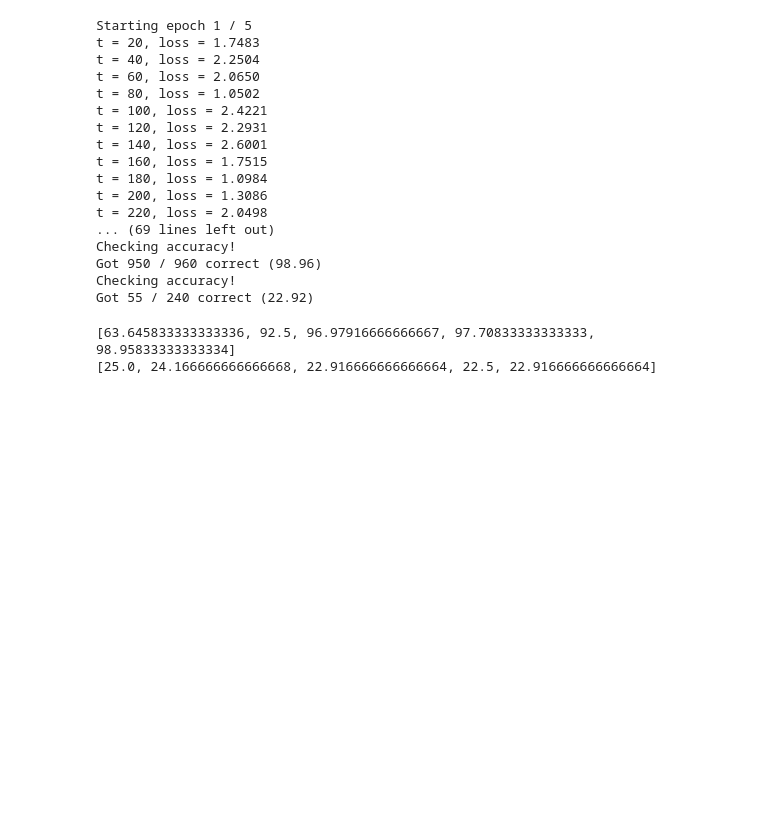
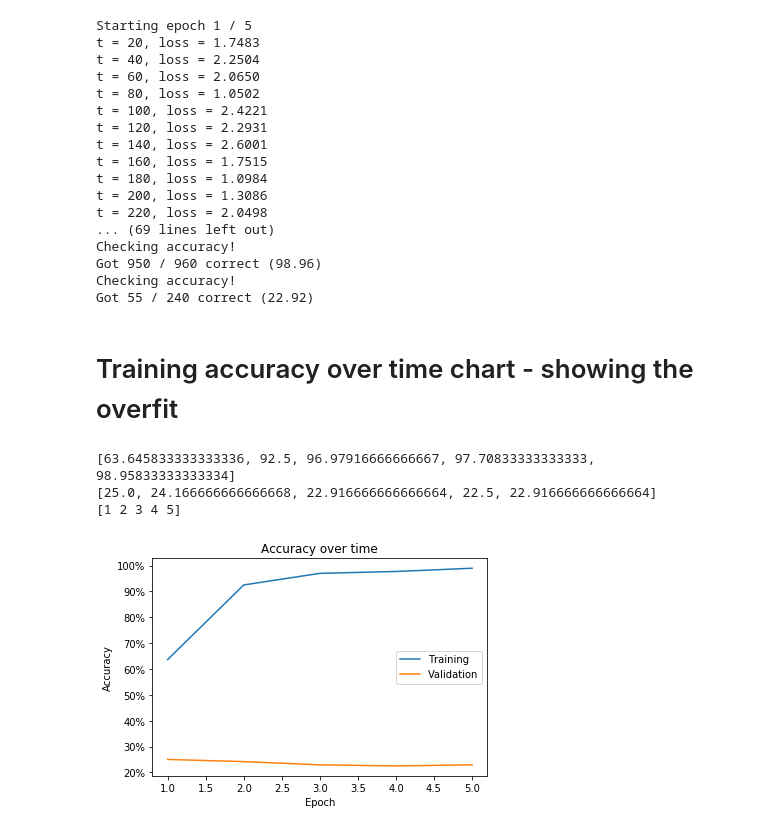
Before and after one commit to Genoc/cs231n-final, a Jupyter notebook: TrainArtists.ipynb, the cells around one changed output. Drawn from its saved outputs; the diff is of its cells as text; code cells hidden in the pictures; blank space fills up the shorter version.

Commit message:
added plot

```diff
--- a/TrainArtists.ipynb
+++ b/TrainArtists.ipynb
@@ -316,13 +316,31 @@ Checking accuracy!
 Got 950 / 960 correct (98.96)
 Checking accuracy!
 Got 55 / 240 correct (22.92)
-# %%
-print(train_acc_hist)
-print(val_acc_hist)
-
-# training accuracy over time chart - showing the overfit
-# %% [output]
-[63.645833333333336, 92.5, 96.97916666666667, 97.70833333333333, 98.95833333333334]
-[25.0, 24.166666666666668, 22.916666666666664, 22.5, 22.916666666666664]
+# %% [markdown]
+# Training accuracy over time chart - showing the overfit
+# %%
+epochs = np.arange(len(train_acc_hist)) + 1
+print(train_acc_hist)
+print(val_acc_hist)
+print(epochs)
+
+# Plot the points using matplotlib
+plt.plot(epochs, train_acc_hist)
+plt.plot(epochs, val_acc_hist)
+plt.xlabel('Epoch')
+plt.ylabel('Accuracy')
+plt.title('Accuracy over training')
+plt.legend(['Training', 'Validation'])
+
+# y ticks
+vals = plt.gca().get_yticks()
+plt.gca().set_yticklabels(['{:.0f}%'.format(x) for x in vals])
+
+plt.show()
+# %% [output]
+[63.645833333333336, 92.5, 96.97916666666667, 97.70833333333333, 98.95833333333334]
+[25.0, 24.166666666666668, 22.916666666666664, 22.5, 22.916666666666664]
+[1 2 3 4 5]
+[figure, added]
 # %%
 # transfer learning on top of ResNet18
```
